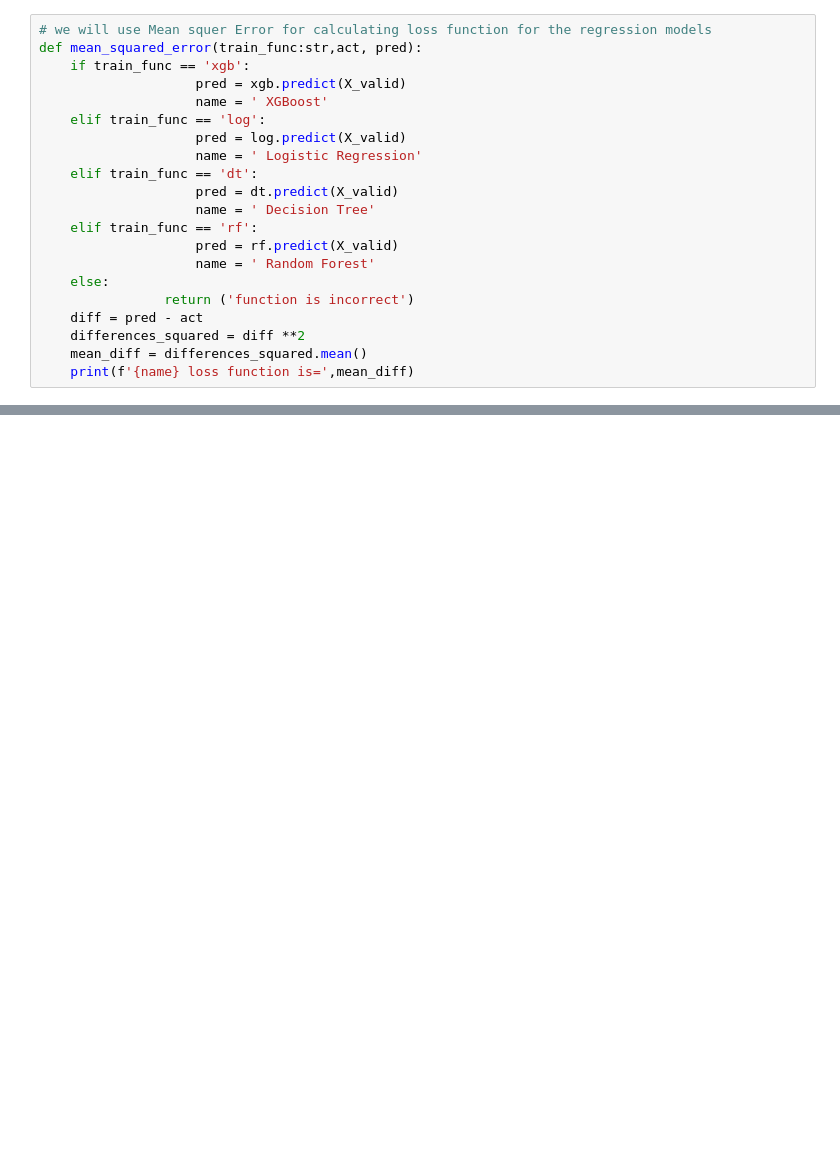
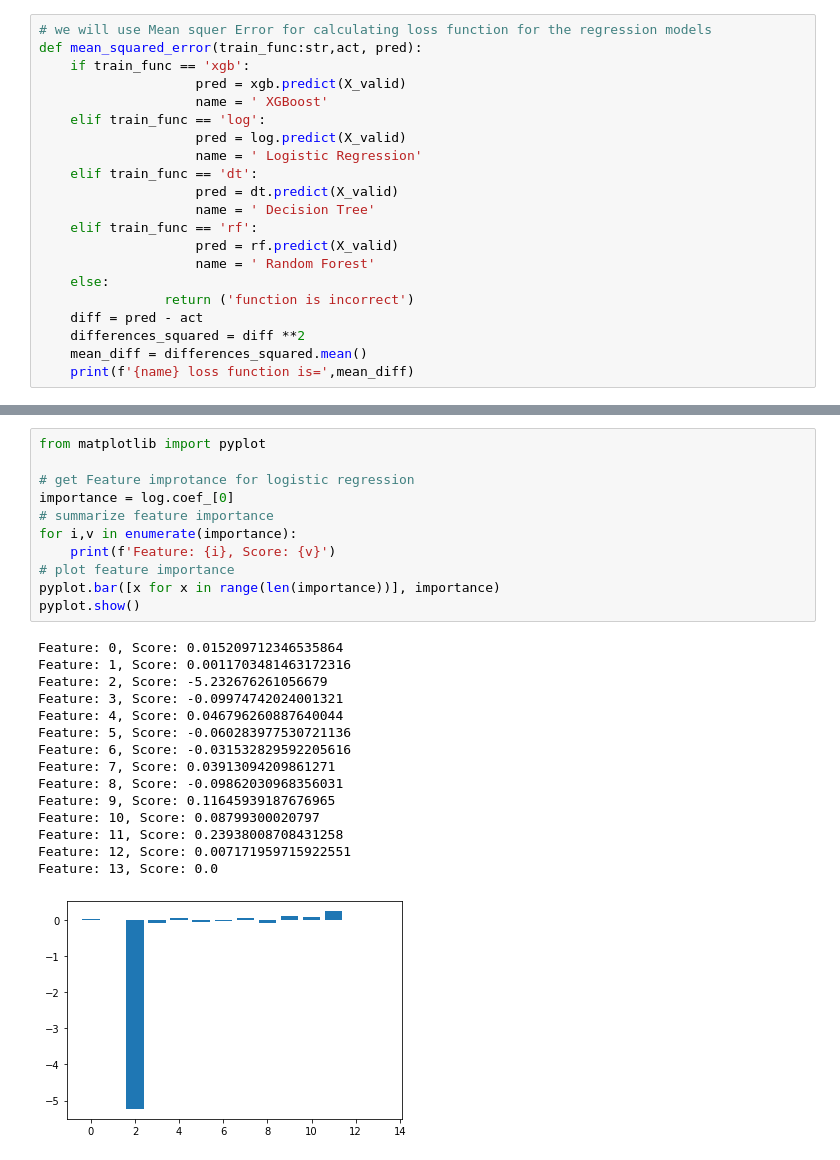
Before and after one commit to tibarekb/abtest-mlops, a Jupyter notebook: notebooks/ML_model.ipynb, the cells around one changed output, grey strips where cells are left out. Cells and saved outputs as stored; diff of their text form; blank space fills up the shorter version.

```diff
--- a/notebooks/ML_model.ipynb
+++ b/notebooks/ML_model.ipynb
@@ -342,0 +343,27 @@ mean_squared_error('rf', y_valid,X_valid)
+# %%
+from matplotlib import pyplot
+
+# get Feature improtance for logistic regression
+importance = log.coef_[0]
+# summarize feature importance
+for i,v in enumerate(importance):
+	print(f'Feature: {i}, Score: {v}')
+# plot feature importance
+pyplot.bar([x for x in range(len(importance))], importance)
+pyplot.show()
+# %% [output]
+Feature: 0, Score: 0.015209712346535864
+Feature: 1, Score: 0.0011703481463172316
+Feature: 2, Score: -5.232676261056679
+Feature: 3, Score: -0.09974742024001321
+Feature: 4, Score: 0.046796260887640044
+Feature: 5, Score: -0.060283977530721136
+Feature: 6, Score: -0.031532829592205616
+Feature: 7, Score: 0.03913094209861271
+Feature: 8, Score: -0.09862030968356031
+Feature: 9, Score: 0.11645939187676965
+Feature: 10, Score: 0.08799300020797
+Feature: 11, Score: 0.23938008708431258
+Feature: 12, Score: 0.007171959715922551
+Feature: 13, Score: 0.0
+[figure, added]
```
Also changed, not shown: parts of 5 cells of this notebook.
